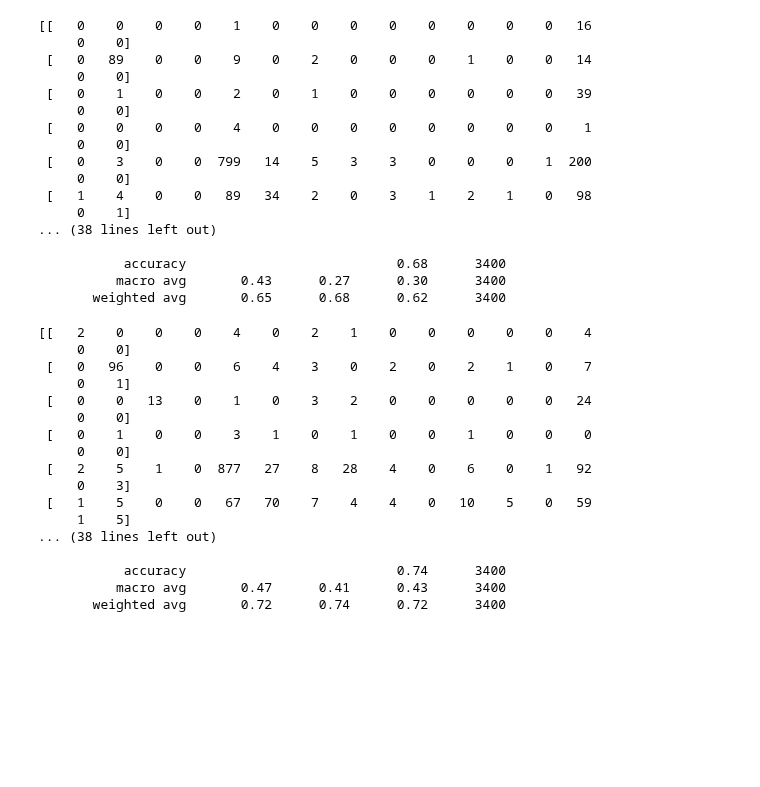
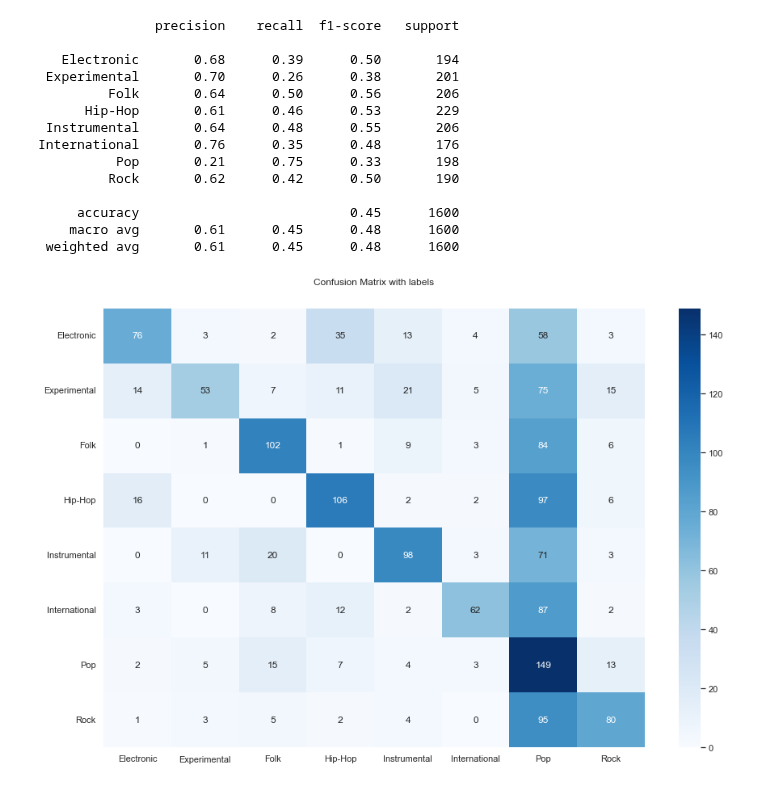
Before and after one commit to royyi/group10-music-classifier, a Jupyter notebook: model/svm.ipynb, the cells around one changed output. Cells and saved outputs as stored; diff of their text form; code cells hidden in the pictures; blank space fills up the shorter version.

```diff
--- a/model/svm.ipynb
+++ b/model/svm.ipynb
@@ -12,5 +21,14 @@ sys.path.append('../')
 
 from dependencies import utils
 # %%
+# load the dataset
+
 tracks = utils.load('../data/fma_metadata/tracks.csv')
 features = utils.load('../data/fma_metadata/features.csv')
+
+# select the small dataset
+
+small = tracks['set', 'subset'] <= 'small'
+
+X = features.loc[small]
+y = tracks['track', 'genre_top'].loc[small]
@@ -62,25 +94,22 @@ print(classification_report(y_test, y_pred))
 # %%
 polySVC = svm.SVC(kernel='poly')
 y_pred = polySVC.fit(X=X_train, y=y_train).predict(X_test)
 
 
-print(confusion_matrix(y_test, y_pred))
-print(classification_report(y_test, y_pred))
+displayResults(polySVC, y_pred)
 # %% [output]
-[[   0    0    0    0    1    0    0    0    0    0    0    0    0   16
-     0    0]
- [   0   89    0    0    9    0    2    0    0    0    1    0    0   14
-     0    0]
- [   0    1    0    0    2    0    1    0    0    0    0    0    0   39
-     0    0]
- [   0    0    0    0    4    0    0    0    0    0    0    0    0    1
-     0    0]
- [   0    3    0    0  799   14    5    3    3    0    0    0    1  200
-     0    0]
- [   1    4    0    0   89   34    2    0    3    1    2    1    0   98
-     0    1]
-... (38 lines left out)
+               precision    recall  f1-score   support
 
-           accuracy                           0.68      3400
-          macro avg       0.43      0.27      0.30      3400
-       weighted avg       0.65      0.68      0.62      3400
+   Electronic       0.68      0.39      0.50       194
+ Experimental       0.70      0.26      0.38       201
+         Folk       0.64      0.50      0.56       206
+      Hip-Hop       0.61      0.46      0.53       229
+ Instrumental       0.64      0.48      0.55       206
+International       0.76      0.35      0.48       176
+          Pop       0.21      0.75      0.33       198
+         Rock       0.62      0.42      0.50       190
+
+     accuracy                           0.45      1600
+    macro avg       0.61      0.45      0.48      1600
+ weighted avg       0.61      0.45      0.48      1600
+[figure, added]
@@ -96,32 +115,0 @@ X_train, X_test, y_train, y_test = train_test_split(X, y, train_size=0.8)
-# %%
-sc = StandardScaler()
-sc.fit(X_train)
-X_train = sc.transform(X_train)
-X_test = sc.transform(X_test)
-
-
-linearSVM = svm.LinearSVC(penalty='l1', loss='squared_hinge', dual=False)
-y_pred = linearSVM.fit(X=X_train, y=y_train).predict(X_test)
-
-from sklearn.metrics import confusion_matrix, classification_report
-
-print(confusion_matrix(y_test, y_pred))
-print(classification_report(y_test, y_pred))
-# %% [output]
-[[   2    0    0    0    4    0    2    1    0    0    0    0    0    4
-     0    0]
- [   0   96    0    0    6    4    3    0    2    0    2    1    0    7
-     0    1]
- [   0    0   13    0    1    0    3    2    0    0    0    0    0   24
-     0    0]
- [   0    1    0    0    3    1    0    1    0    0    1    0    0    0
-     0    0]
- [   2    5    1    0  877   27    8   28    4    0    6    0    1   92
-     0    3]
- [   1    5    0    0   67   70    7    4    4    0   10    5    0   59
-     1    5]
-... (38 lines left out)
-
-           accuracy                           0.74      3400
-          macro avg       0.47      0.41      0.43      3400
-       weighted avg       0.72      0.74      0.72      3400
```
Also changed, not shown: parts of 18 cells of this notebook, 2 other files.
